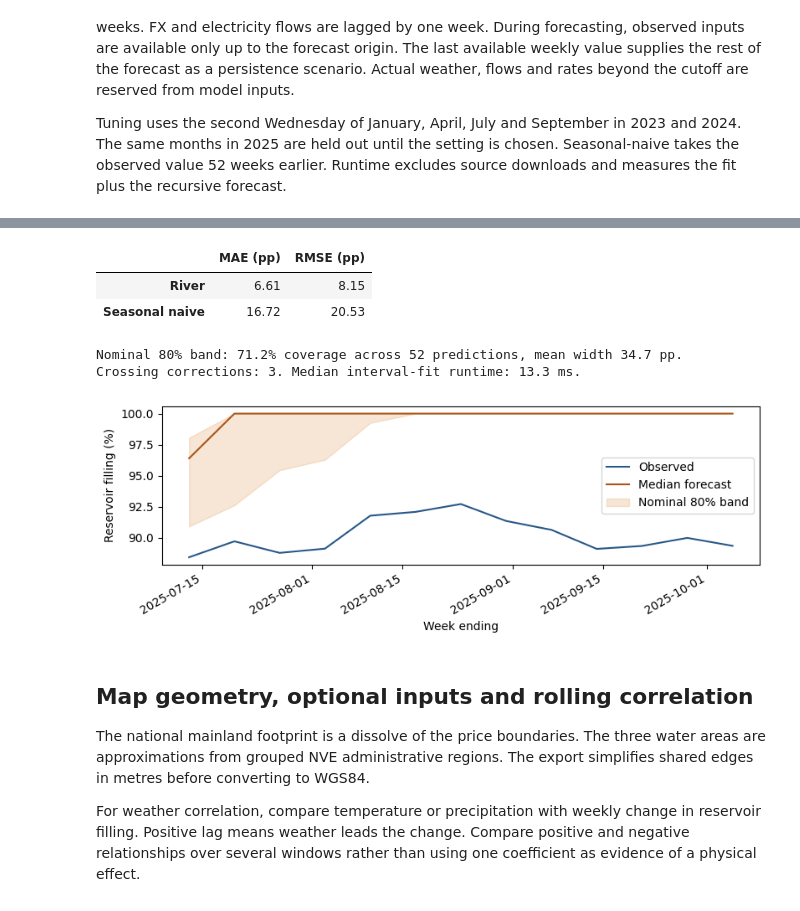
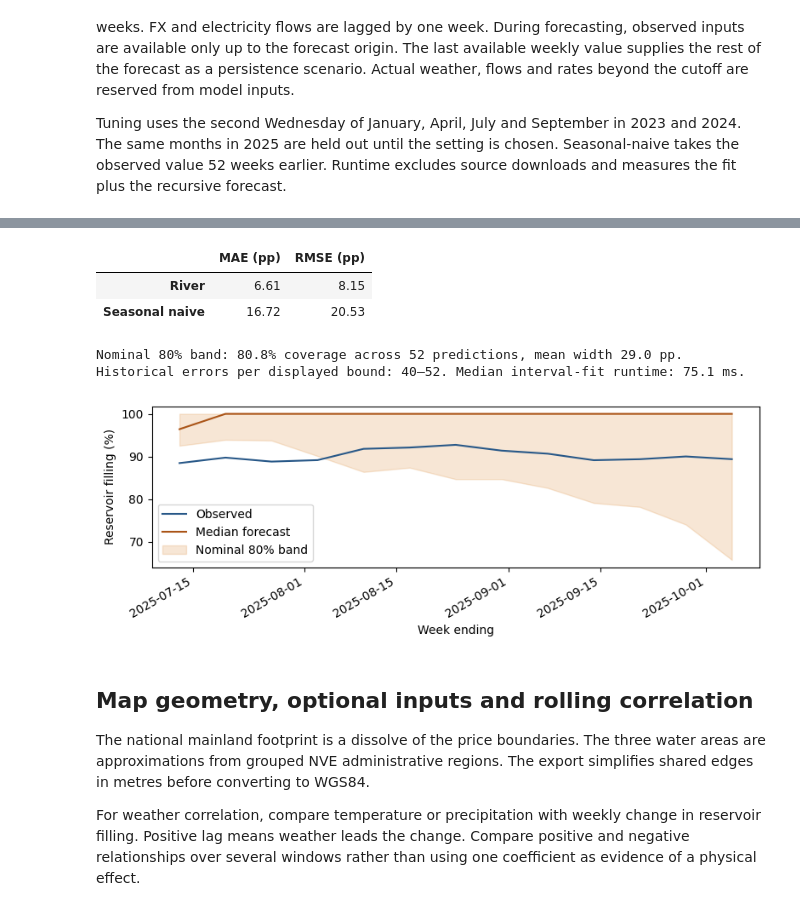
Before and after one commit to dared22/ind320, a Jupyter notebook: notebooks/project_notebook_part4.ipynb, the cells around one changed output, grey strips where cells are left out. Cells and saved outputs as stored; diff of their text form; code cells hidden in the pictures.

```diff
--- a/notebooks/project_notebook_part4.ipynb
+++ b/notebooks/project_notebook_part4.ipynb
@@ -263,37 +279,39 @@ measured on held-out forecasts rather than inferred from the nominal level.
 # %%
 # The held-out dates enter only after selecting settings on the tuning dates.
 holdout = evaluate(origins(2025), winner.Order, int(winner.Weeks), winner.Inputs, bands=True)
 scored = holdout.dropna(subset=["actual"])
-covered = scored.actual.between(scored.lower, scored.upper)
+scored_band = scored.dropna(subset=["lower", "upper"])
+covered = scored_band.actual.between(scored_band.lower, scored_band.upper)
 metrics = pd.DataFrame(
     [scores(scored, "median"), scores(scored, "seasonal_naive")],
     columns=["MAE (pp)", "RMSE (pp)"], index=["River", "Seasonal naive"],
 )
 display(metrics.round(2))
-print(f"Nominal 80% band: {covered.mean():.1%} coverage across {len(scored)} predictions, "
-      f"mean width {(scored.upper - scored.lower).mean():.1f} pp.")
-print(f"Crossing corrections: {int(scored.crossed.sum())}. "
+print(f"Nominal 80% band: {covered.mean():.1%} coverage across {len(scored_band)} predictions, "
+      f"mean width {(scored_band.upper - scored_band.lower).mean():.1f} pp.")
+print(f"Historical errors per displayed bound: {scored_band.interval_samples.min()}–"
+      f"{scored_band.interval_samples.max()}. "
       f"Median interval-fit runtime: {scored.runtime_ms.median():.1f} ms.")
 
 # Draw the held-out forecast with its uncertainty on the original fill scale.
 example = holdout.loc[holdout.origin.eq(origins(2025)[2])]
 fig, ax = plt.subplots(figsize=(8, 3))
 ax.plot(example.index, example.actual, label="Observed", color="#285888")
 ax.plot(example.index, example["median"], label="Median forecast", color="#aa5417")
 ax.fill_between(example.index, example.lower, example.upper, alpha=0.22,
                 color="#df9142", label="Nominal 80% band")
 ax.set(ylabel="Reservoir filling (%)", xlabel="Week ending")
 ax.legend(loc="best")
 fig.autofmt_xdate()
 fig.tight_layout()
 plt.show()
 # %% [output]
 |  | MAE (pp) | RMSE (pp) |
 | River | 6.61 | 8.15 |
 | Seasonal naive | 16.72 | 20.53 |
-Nominal 80% band: 71.2% coverage across 52 predictions, mean width 34.7 pp.
-Crossing corrections: 3. Median interval-fit runtime: 13.3 ms.
+Nominal 80% band: 80.8% coverage across 52 predictions, mean width 29.0 pp.
+Historical errors per displayed bound: 40–52. Median interval-fit runtime: 75.1 ms.
-[figure, old version]
+[figure, new version]
 # %% [markdown]
 ## Map geometry, optional inputs and rolling correlation
 
```
Also changed, not shown: parts of 5 cells of this notebook, 5 other files.
